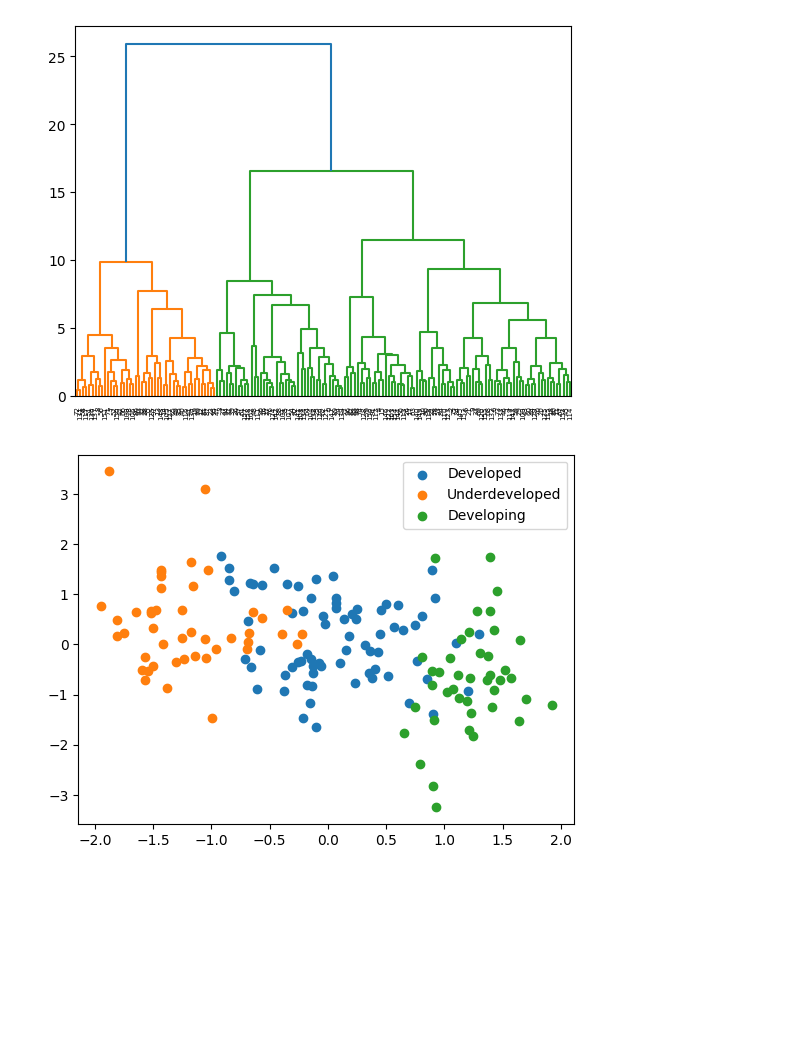
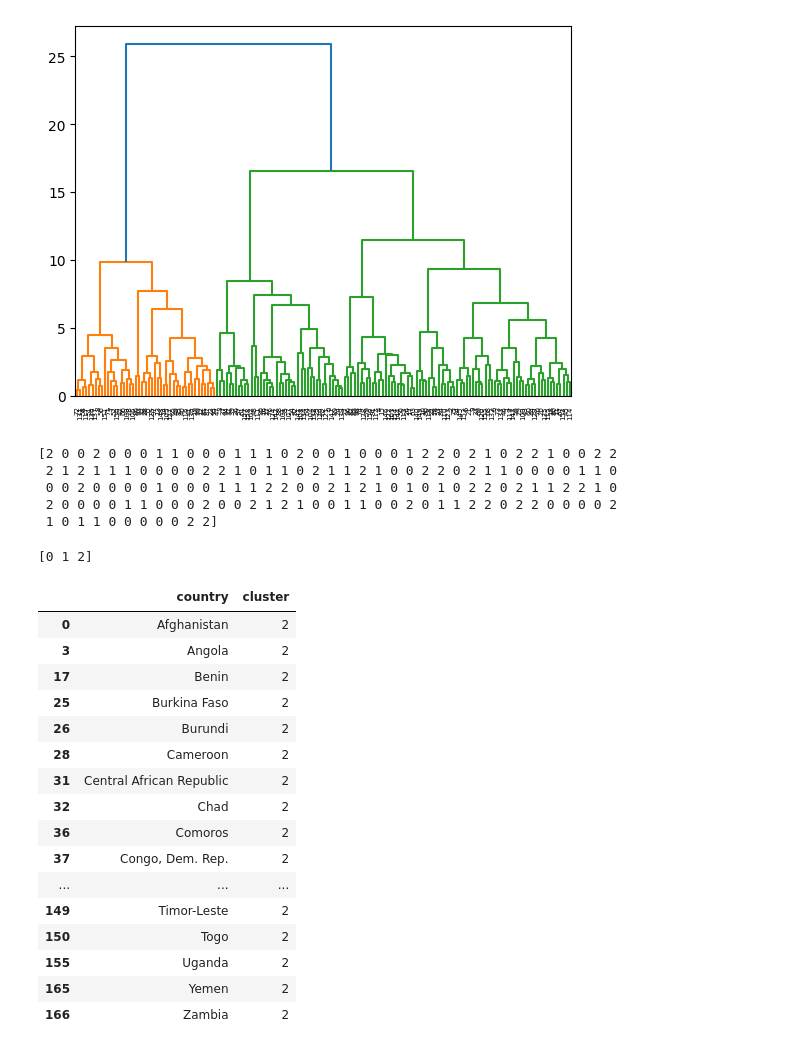
Before and after one commit to AnuragjhA18-2005/Clustering_Countries, a Jupyter notebook: clustering_proj.ipynb, the cells around one changed output. Drawn from its saved outputs; the diff is of its cells as text; code cells hidden in the pictures; blank space fills up the shorter version.

```diff
--- a/clustering_proj.ipynb
+++ b/clustering_proj.ipynb
@@ -368,11 +368,14 @@ dend=sch.dendrogram(sch.linkage(X,method='ward'))
 from sklearn.cluster import AgglomerativeClustering
 cluster=AgglomerativeClustering(n_clusters=3,metric='euclidean',linkage='ward')
 labels=cluster.fit_predict(X)
-plt.scatter(X[labels == 0, 0], X[labels == 0, 1], label='Developed')
-plt.scatter(X[labels == 1, 0], X[labels == 1, 1], label='Underdeveloped')
-plt.scatter(X[labels == 2, 0], X[labels == 2, 1], label='Developing')
-
-plt.legend()
-plt.show()
+print(labels)
 # %% [output]
-[figure, removed]
+[2 0 0 2 0 0 0 1 1 0 0 0 1 1 1 0 2 0 0 1 0 0 0 1 2 2 0 2 1 0 2 2 1 0 0 2 2
+ 2 1 2 1 1 1 0 0 0 0 2 2 1 0 1 1 0 2 1 1 2 1 0 0 2 2 0 2 1 1 0 0 0 0 1 1 0
+ 0 0 2 0 0 0 0 1 0 0 0 1 1 1 2 2 0 0 2 1 2 1 0 1 0 1 0 2 2 0 2 1 1 2 2 1 0
+ 2 0 0 0 0 1 1 0 0 0 2 0 0 2 1 2 1 0 0 1 1 0 0 2 0 1 1 2 2 0 2 2 0 0 0 0 2
+ 1 0 1 1 0 0 0 0 0 2 2]
+# %%
+print(np.unique(labels))
+# %% [output]
+[0 1 2]
@@ -378,0 +384,22 @@ plt.show()
+# %%
+
+# Countries in cluster 2 = underdeveloped
+df_original[df_original['cluster'] == 2][['country','cluster']]
+# %% [output]
+|  | country | cluster |
+| 0 | Afghanistan | 2 |
+| 3 | Angola | 2 |
+| 17 | Benin | 2 |
+| 25 | Burkina Faso | 2 |
+| 26 | Burundi | 2 |
+| 28 | Cameroon | 2 |
+| 31 | Central African Republic | 2 |
+| 32 | Chad | 2 |
+| 36 | Comoros | 2 |
+| 37 | Congo, Dem. Rep. | 2 |
+| ... | ... | ... |
+| 149 | Timor-Leste | 2 |
+| 150 | Togo | 2 |
+| 155 | Uganda | 2 |
+| 165 | Yemen | 2 |
+| 166 | Zambia | 2 |
```
Also changed, not shown: parts of 20 cells of this notebook.
